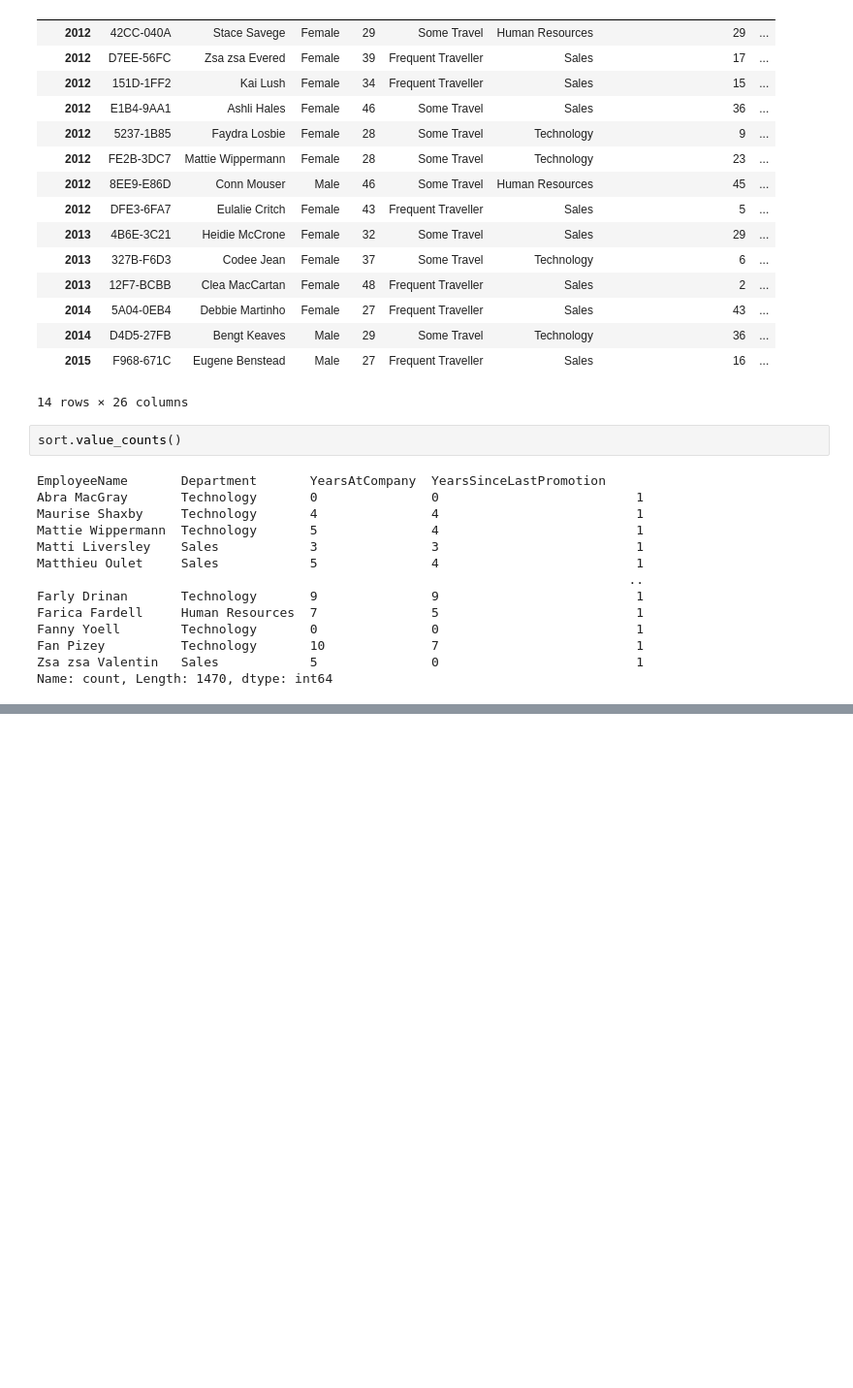
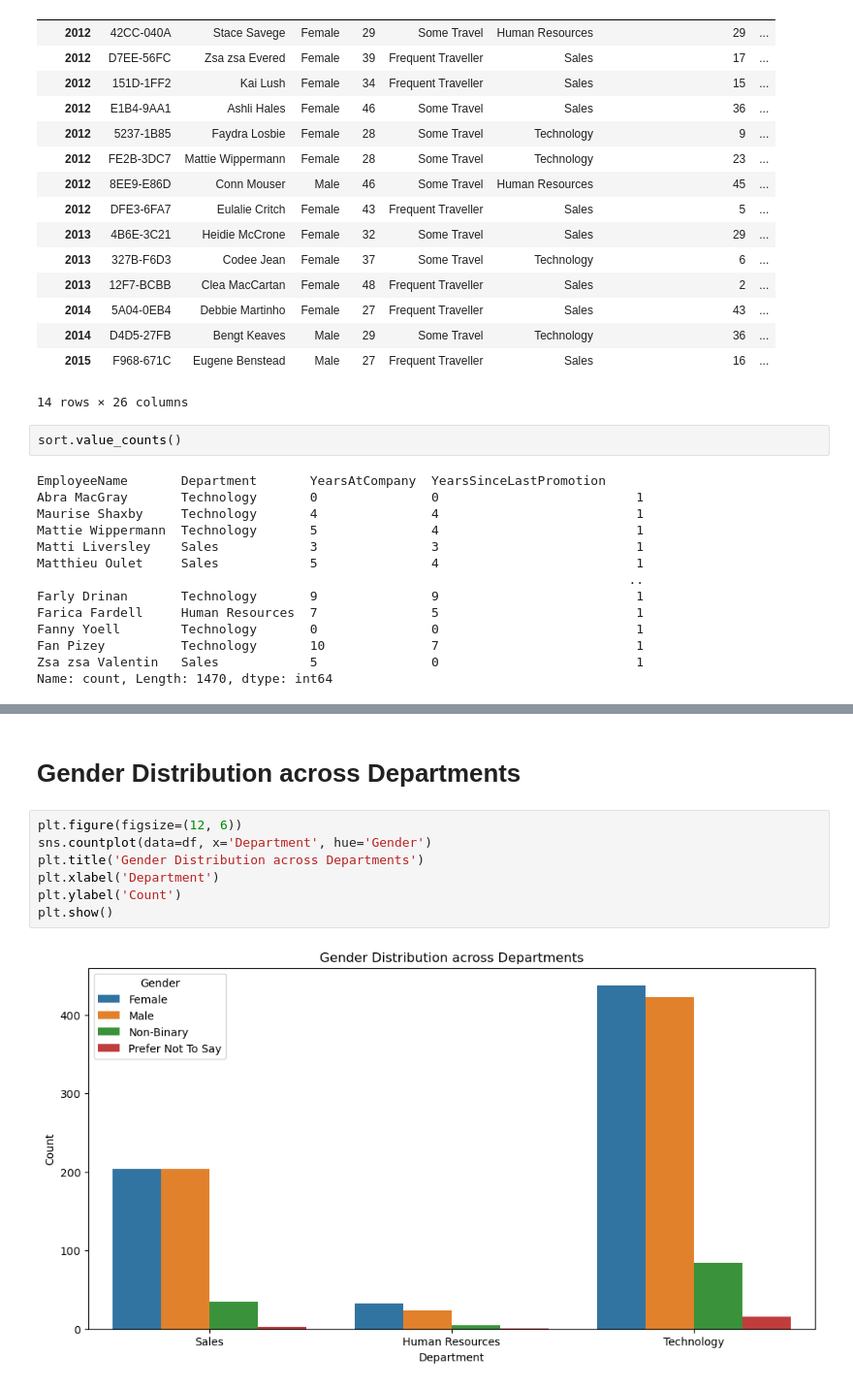
Before and after one commit to haneesha-thasni/Employee_dataset_analysis, a Jupyter notebook: employee dataset analysis.ipynb, the cells around one changed output, grey strips where cells are left out. Shown at 97% size. Cells and saved outputs as stored; diff of their text form; blank space fills up the shorter version.

```diff
--- a/employee dataset analysis.ipynb
+++ b/employee dataset analysis.ipynb
@@ -1106,0 +1134,11 @@ Name: count, Length: 1470, dtype: int64
+# %% [markdown]
+# Gender Distribution across Departments
+# %%
+plt.figure(figsize=(12, 6))
+sns.countplot(data=df, x='Department', hue='Gender')
+plt.title('Gender Distribution across Departments')
+plt.xlabel('Department')
+plt.ylabel('Count')
+plt.show()
+# %% [output]
+[figure, added]
```
Also changed, not shown: parts of 22 cells of this notebook.
